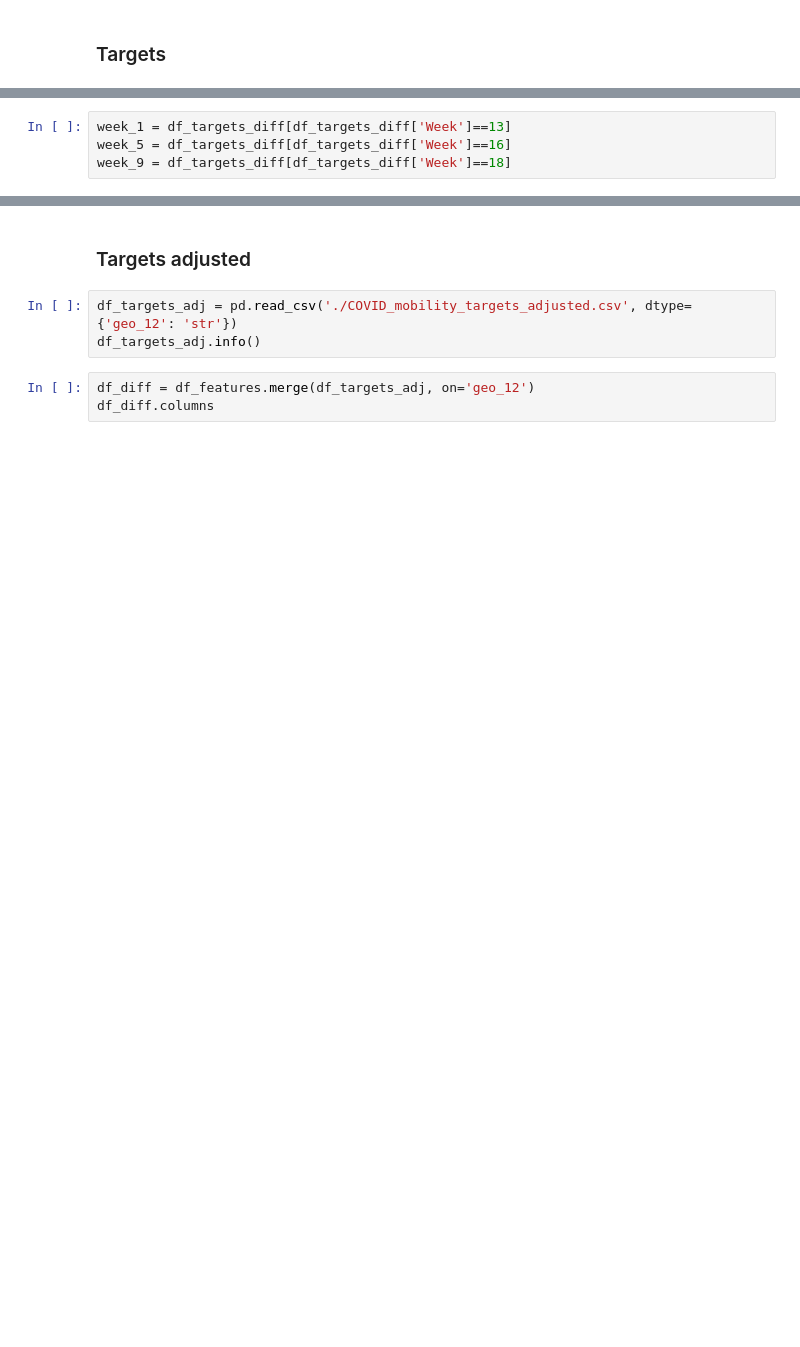
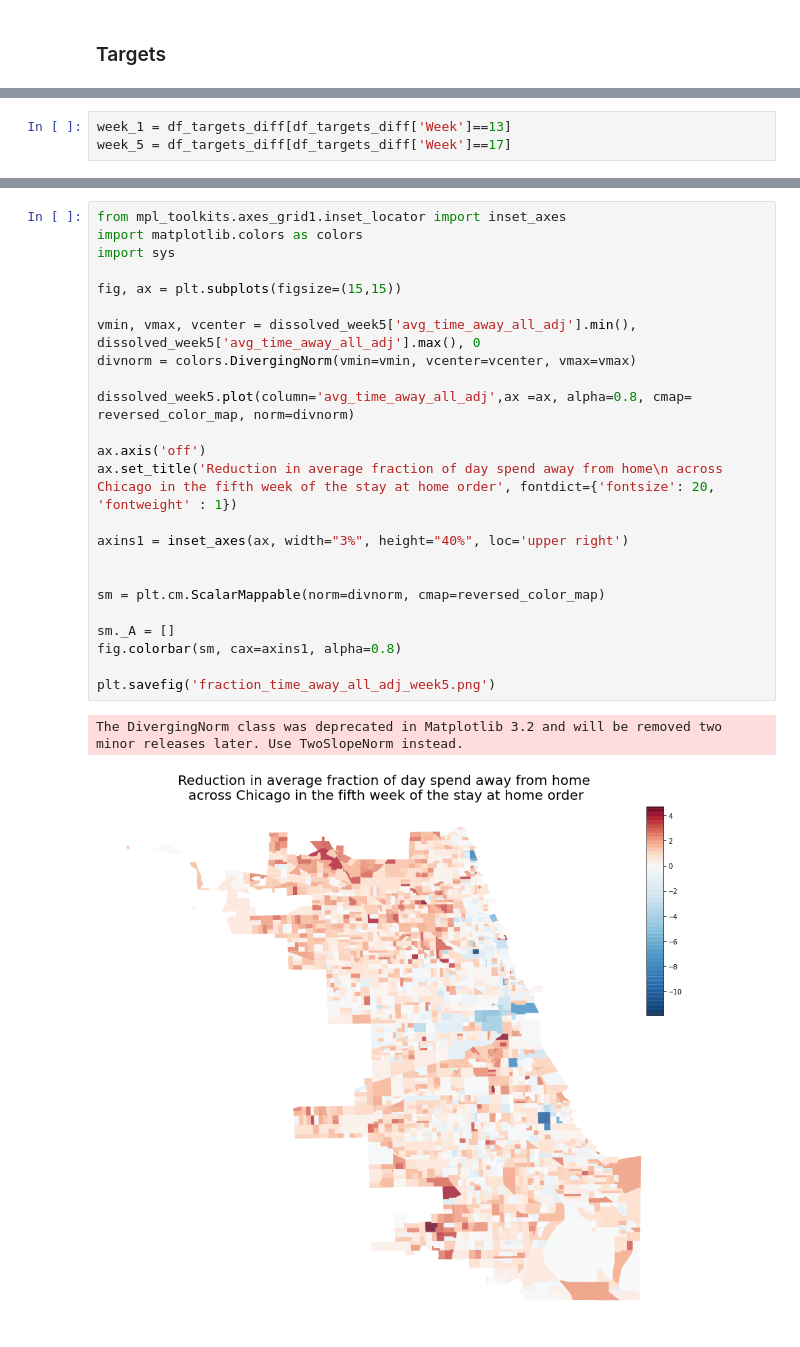
Before and after one commit to IssueToImpact/covid-chicago-mobility, a Jupyter notebook: data-analysis.py.ipynb, the cells around one changed output, grey strips where cells are left out. Saved outputs shown, nothing was run; the diff lists cells and outputs as text; blank space fills up the shorter version.

```diff
--- a/data-analysis.py.ipynb
+++ b/data-analysis.py.ipynb
@@ -67,5 +88,4 @@ df_targets_diff.describe()
 # %%
 week_1 = df_targets_diff[df_targets_diff['Week']==13]
-week_5 = df_targets_diff[df_targets_diff['Week']==16]
-week_9 = df_targets_diff[df_targets_diff['Week']==18]
+week_5 = df_targets_diff[df_targets_diff['Week']==17]
 # %%
@@ -148,8 +125,27 @@ df.head()
-# %% [markdown]
-### Targets adjusted
-# %%
-df_targets_adj = pd.read_csv('./COVID_mobility_targets_adjusted.csv', dtype={'geo_12': 'str'})
-df_targets_adj.info()
-# %%
-df_diff = df_features.merge(df_targets_adj, on='geo_12')
-df_diff.columns
+# %%
+from mpl_toolkits.axes_grid1.inset_locator import inset_axes
+import matplotlib.colors as colors
+import sys
+
+fig, ax = plt.subplots(figsize=(15,15))
+
+vmin, vmax, vcenter = dissolved_week5['avg_time_away_all_adj'].min(), dissolved_week5['avg_time_away_all_adj'].max(), 0
+divnorm = colors.DivergingNorm(vmin=vmin, vcenter=vcenter, vmax=vmax)
+
+dissolved_week5.plot(column='avg_time_away_all_adj',ax =ax, alpha=0.8, cmap= reversed_color_map, norm=divnorm)
+
+ax.axis('off')
+ax.set_title('Reduction in average fraction of day spend away from home\n across Chicago in the fifth week of the stay at home order', fontdict={'fontsize': 20, 'fontweight' : 1})
+
+axins1 = inset_axes(ax, width="3%", height="40%", loc='upper right')
+
+
+sm = plt.cm.ScalarMappable(norm=divnorm, cmap=reversed_color_map)
+
+sm._A = []
+fig.colorbar(sm, cax=axins1, alpha=0.8)
+
+plt.savefig('fraction_time_away_all_adj_week5.png')
+# %% [output]
+The DivergingNorm class was deprecated in Matplotlib 3.2 and will be removed two minor releases later. Use TwoSlopeNorm instead.
+[figure, added]
```
Also changed, not shown: parts of 22 cells of this notebook.
